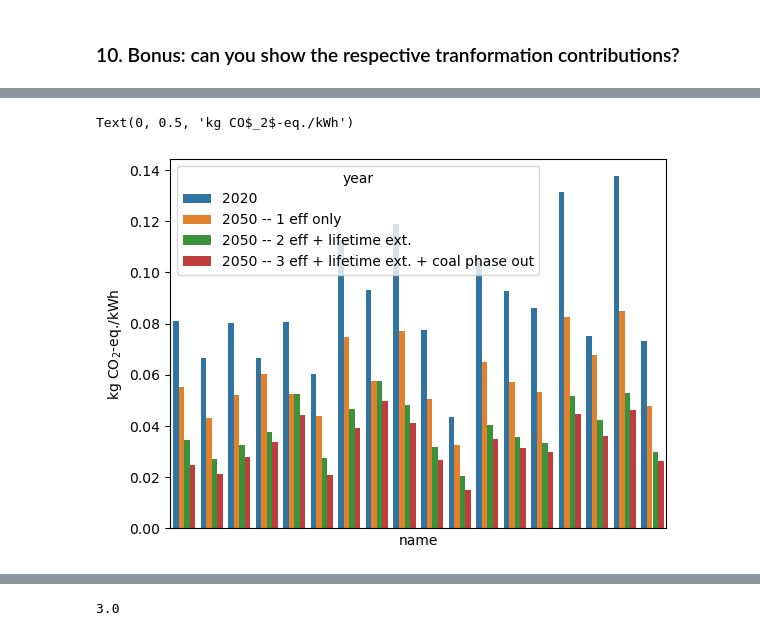
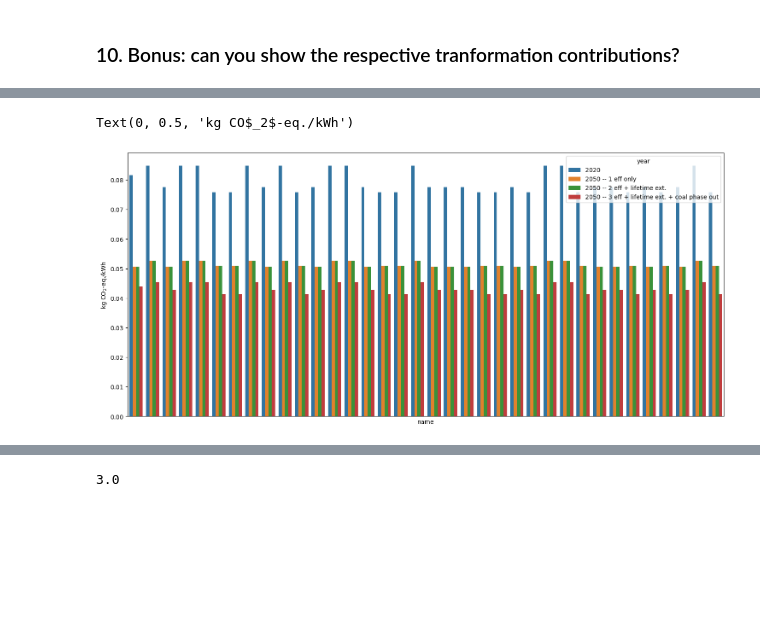
Before and after one commit to romainsacchi/wurst-premise-training-2024, a Jupyter notebook: tutorials/wurst/wurst_tutorial_notebook with solutions.ipynb, the cells around one changed output, grey strips where cells are left out. Cells and saved outputs as stored; diff of their text form; code cells hidden in the pictures; blank space fills up the shorter version.

```diff
--- a/tutorials/wurst/wurst_tutorial_notebook with solutions.ipynb
+++ b/tutorials/wurst/wurst_tutorial_notebook with solutions.ipynb
@@ -734,7 +765,7 @@ FU = [
         "ecoinvent 3.9.1 cutoff", "PV 2035", "PV 2050"
     ] for act in bw2data.Database(db) if "electricity production" in act["name"]
     and "photovoltaic" in act["name"] and act["unit"] == "kilowatt hour"
-    and act["location"] == "CH"
+    and "CA" in act["location"]
 ]
 # %%
 len(FU)
@@ -863,7 +902,7 @@ FU_contributions = [
         "ecoinvent 3.9.1 cutoff", "PV 2050 - eff", "PV 2050 - eff - lifetime", "PV 2050"
     ] for act in bw2data.Database(db) if "electricity production" in act["name"]
     and "photovoltaic" in act["name"] and act["unit"] == "kilowatt hour"
-    and act["location"] == "CH"
+    and "CA" in act["location"]
 ]
 # %%
 bw2calc.multi_lca.calculation_setups["PVs - transf contributions"] = {
@@ -877,7 +916,7 @@ acts = [list(d.keys())[0] for d in lca.func_units]
 # %%
 results = pd.DataFrame(
     zip(
-        [a["name"] for a in acts],
+        [(a["name"], a["location"]) for a in acts],
         [a["database"] for a in acts],
         lca.results.flatten()
     ),
@@ -891,12 +930,13 @@ results = results.replace("PV 2050", "2050 -- 3 eff + lifetime ext. + coal phase
 results["year"] = results["year"].astype("str")
 # %%
 # plot with seaborn barplot
+plt.figure(figsize=(18,8))
 sns.barplot(data=results, x='name', y='GWP', hue='year')
 plt.xticks([])
 plt.ylabel("kg CO$_2$-eq./kWh")
 # %% [output]
 Text(0, 0.5, 'kg CO$_2$-eq./kWh')
-[figure, old version]
+[figure, new version]
 # %% [markdown]
 ### 11. Bonus 2: Home storage systems
 
```
Also changed, not shown: parts of 45 cells of this notebook, 3 other files.
